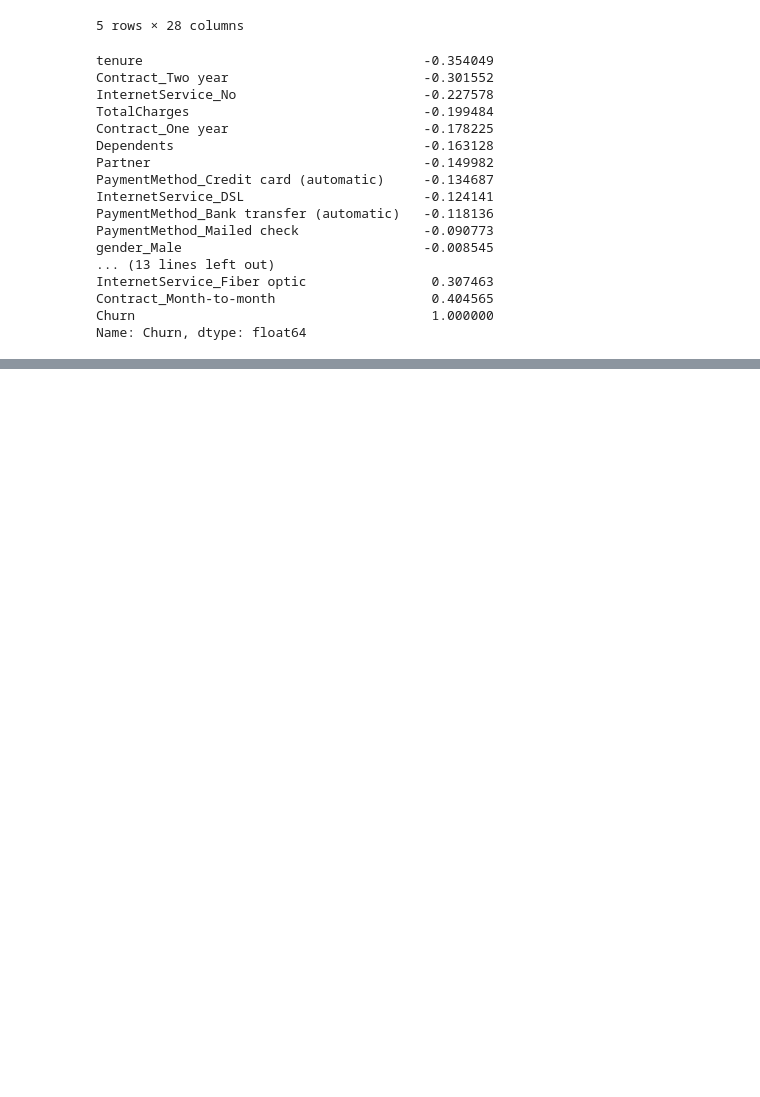
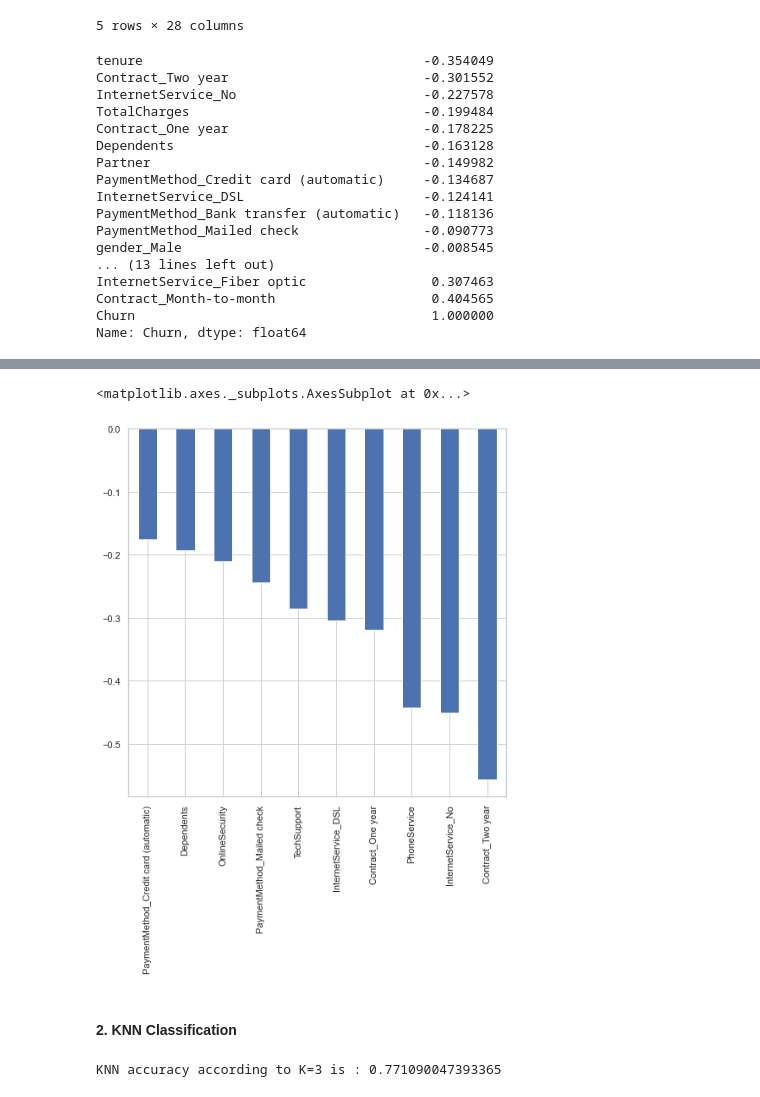
Before and after one commit to ShauliTaragin/ML-Sem1-Assignment, a Jupyter notebook: Classification task.ipynb, the cells around one changed output, grey strips where cells are left out. Drawn from its saved outputs; the diff is of its cells as text; code cells hidden in the pictures; blank space fills up the shorter version.

Commit message:
almost done classification notebook

```diff
--- a/Classification task.ipynb
+++ b/Classification task.ipynb
@@ -259,0 +309,15 @@ Name: Churn, dtype: float64
+# %%
+weights.sort_values(ascending = False)[-10:].plot(kind='bar')
+# %% [output]
+<matplotlib.axes._subplots.AxesSubplot at 0x...>
+[figure, added]
+# %% [markdown]
+#### 2. KNN Classification
+# %%
+from sklearn.neighbors import KNeighborsClassifier
+knn = KNeighborsClassifier(n_neighbors = 5) #set K neighbor as 5 , we will optimize this later.
+knn.fit(X_train,y_train)
+predicted_y = knn.predict(X_test)
+print("KNN accuracy according to K=3 is :",knn.score(X_test,y_test))
+# %% [output]
+KNN accuracy according to K=3 is : 0.771090047393365
```
Also changed, not shown: parts of 24 cells of this notebook.
